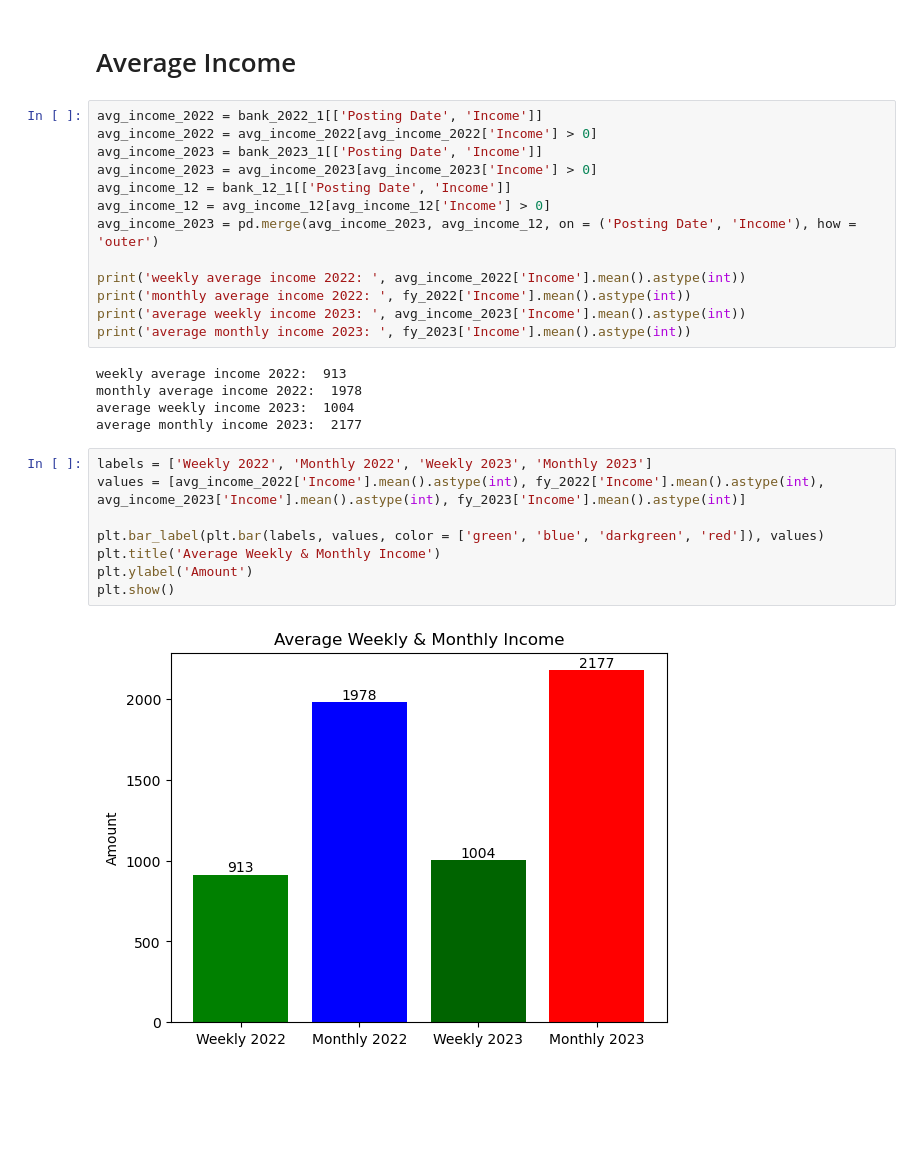
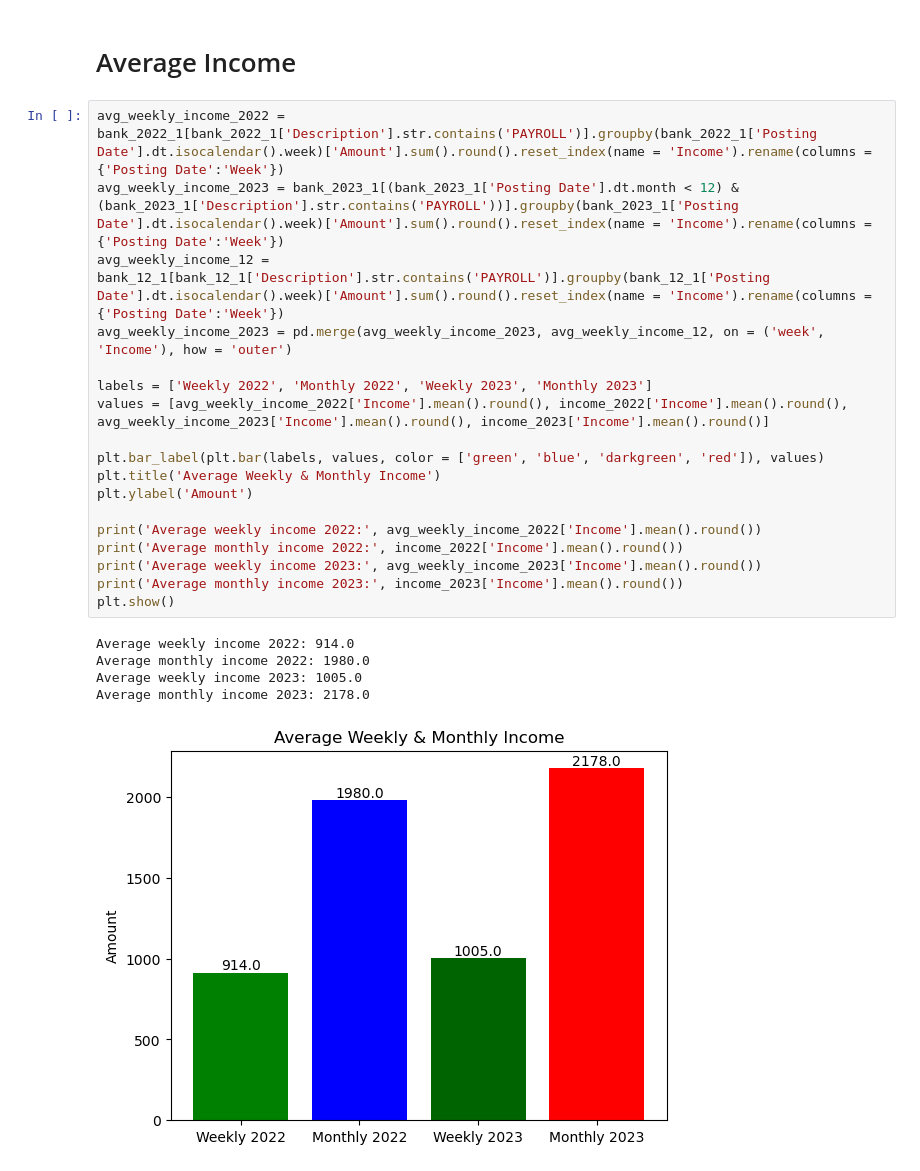
Before and after one commit to alantheanalyst/Income_and_Expenses_2024, a Jupyter notebook: Code.ipynb, the cells around one changed output. Drawn from its saved outputs; the diff is of its cells as text; blank space fills up the shorter version.

```diff
--- a/Code.ipynb
+++ b/Code.ipynb
@@ -153,30 +105,26 @@ plt.show()
 # %% [markdown]
 # Average Income
-# %%
-avg_income_2022 = bank_2022_1[['Posting Date', 'Income']]
-avg_income_2022 = avg_income_2022[avg_income_2022['Income'] > 0]
-avg_income_2023 = bank_2023_1[['Posting Date', 'Income']]
-avg_income_2023 = avg_income_2023[avg_income_2023['Income'] > 0]
-avg_income_12 = bank_12_1[['Posting Date', 'Income']]
-avg_income_12 = avg_income_12[avg_income_12['Income'] > 0]
-avg_income_2023 = pd.merge(avg_income_2023, avg_income_12, on = ('Posting Date', 'Income'), how = 'outer')
-
-print('weekly average income 2022: ', avg_income_2022['Income'].mean().astype(int))
-print('monthly average income 2022: ', fy_2022['Income'].mean().astype(int))
-print('average weekly income 2023: ', avg_income_2023['Income'].mean().astype(int))
-print('average monthly income 2023: ', fy_2023['Income'].mean().astype(int))
-# %% [output]
-weekly average income 2022:  913
-monthly average income 2022:  1978
-average weekly income 2023:  1004
-average monthly income 2023:  2177
-# %%
-labels = ['Weekly 2022', 'Monthly 2022', 'Weekly 2023', 'Monthly 2023']
-values = [avg_income_2022['Income'].mean().astype(int), fy_2022['Income'].mean().astype(int), avg_income_2023['Income'].mean().astype(int), fy_2023['Income'].mean().astype(int)]
-
-plt.bar_label(plt.bar(labels, values, color = ['green', 'blue', 'darkgreen', 'red']), values)
-plt.title('Average Weekly & Monthly Income')
-plt.ylabel('Amount')
-plt.show()
-# %% [output]
-[figure, removed]
+# %%
+avg_weekly_income_2022 = bank_2022_1[bank_2022_1['Description'].str.contains('PAYROLL')].groupby(bank_2022_1['Posting Date'].dt.isocalendar().week)['Amount'].sum().round().reset_index(name = 'Income').rename(columns = {'Posting Date':'Week'})
+avg_weekly_income_2023 = bank_2023_1[(bank_2023_1['Posting Date'].dt.month < 12) & (bank_2023_1['Description'].str.contains('PAYROLL'))].groupby(bank_2023_1['Posting Date'].dt.isocalendar().week)['Amount'].sum().round().reset_index(name = 'Income').rename(columns = {'Posting Date':'Week'})
+avg_weekly_income_12 = bank_12_1[bank_12_1['Description'].str.contains('PAYROLL')].groupby(bank_12_1['Posting Date'].dt.isocalendar().week)['Amount'].sum().round().reset_index(name = 'Income').rename(columns = {'Posting Date':'Week'})
+avg_weekly_income_2023 = pd.merge(avg_weekly_income_2023, avg_weekly_income_12, on = ('week', 'Income'), how = 'outer')
+
+labels = ['Weekly 2022', 'Monthly 2022', 'Weekly 2023', 'Monthly 2023']
+values = [avg_weekly_income_2022['Income'].mean().round(), income_2022['Income'].mean().round(), avg_weekly_income_2023['Income'].mean().round(), income_2023['Income'].mean().round()]
+
+plt.bar_label(plt.bar(labels, values, color = ['green', 'blue', 'darkgreen', 'red']), values)
+plt.title('Average Weekly & Monthly Income')
+plt.ylabel('Amount')
+
+print('Average weekly income 2022:', avg_weekly_income_2022['Income'].mean().round())
+print('Average monthly income 2022:', income_2022['Income'].mean().round())
+print('Average weekly income 2023:', avg_weekly_income_2023['Income'].mean().round())
+print('Average monthly income 2023:', income_2023['Income'].mean().round())
+plt.show()
+# %% [output]
+Average weekly income 2022: 914.0
+Average monthly income 2022: 1980.0
+Average weekly income 2023: 1005.0
+Average monthly income 2023: 2178.0
+[figure, added]
```
Also changed, not shown: parts of 14 cells of this notebook.
